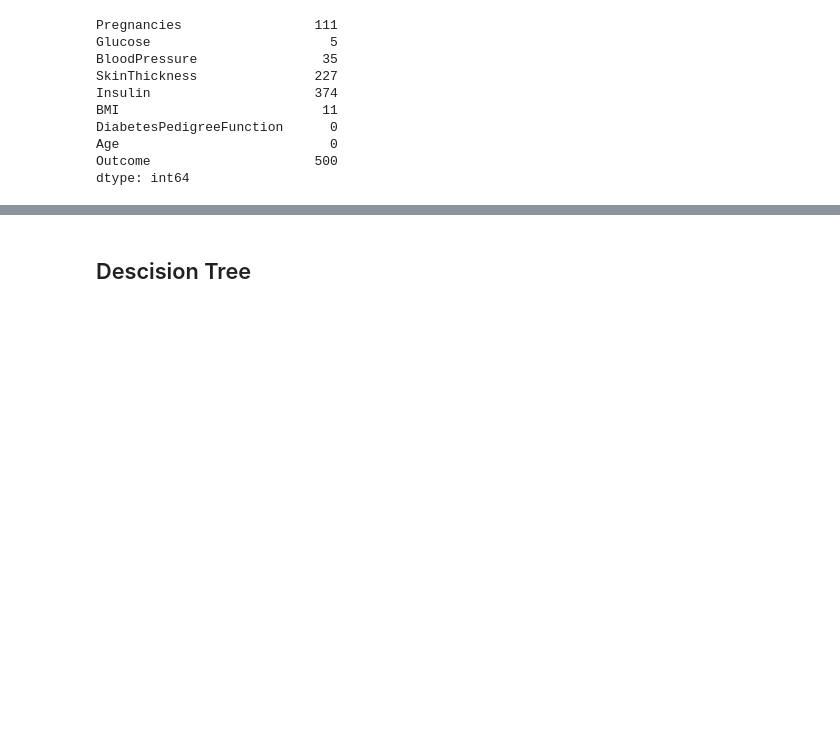
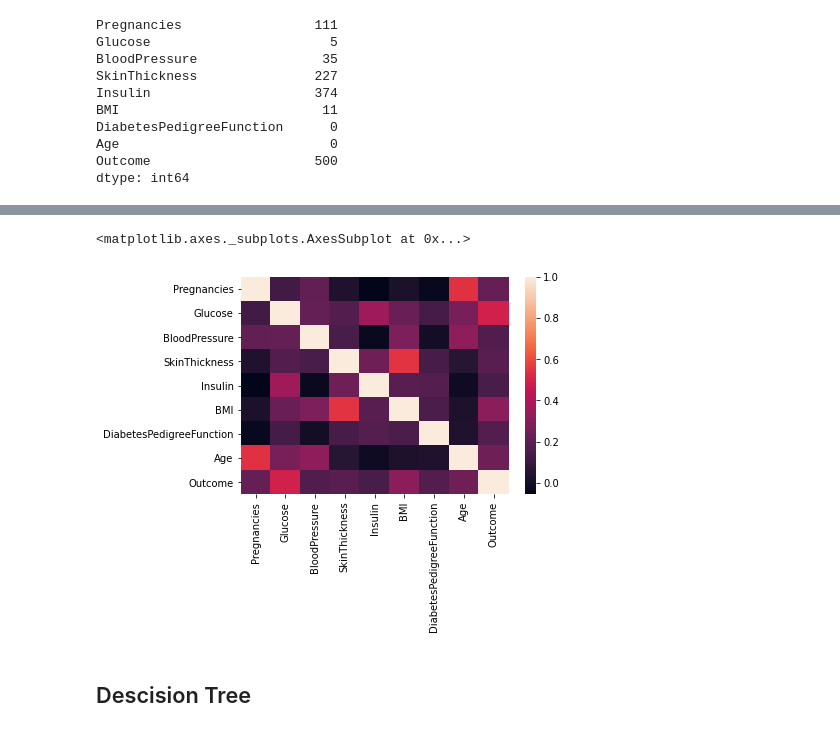
Before and after one commit to gizattos/Diabates-Classifica-o, a Jupyter notebook: Classificação de pacientes com diabetes.ipynb, the cells around one changed output, grey strips where cells are left out. Cells and saved outputs as stored; diff of their text form; code cells hidden in the pictures; blank space fills up the shorter version.

```diff
--- a/Classificação de pacientes com diabetes.ipynb
+++ b/Classificação de pacientes com diabetes.ipynb
@@ -132,6 +139,12 @@ df.corr()
 | DiabetesPedigreeFunction | -0.033523 | 0.137327 | -0.002378 | 0.142977 | 0.178029 | 0.153506 | 1.000000 | 0.033561 | ... |
 | Age | 0.544341 | 0.266909 | 0.324915 | 0.054514 | -0.015413 | 0.025744 | 0.033561 | 1.000000 | ... |
 | Outcome | 0.221898 | 0.492782 | 0.165723 | 0.189065 | 0.148457 | 0.312249 | 0.173844 | 0.238356 | ... |
+# %%
+## plotando correlação
+sns.heatmap(df.corr())
+# %% [output]
+<matplotlib.axes._subplots.AxesSubplot at 0x...>
+[figure, added]
 # %%
 ## definindo X e Y
 x = df.drop(['Outcome'],axis=1)
```
Also changed, not shown: parts of 2 cells of this notebook.
